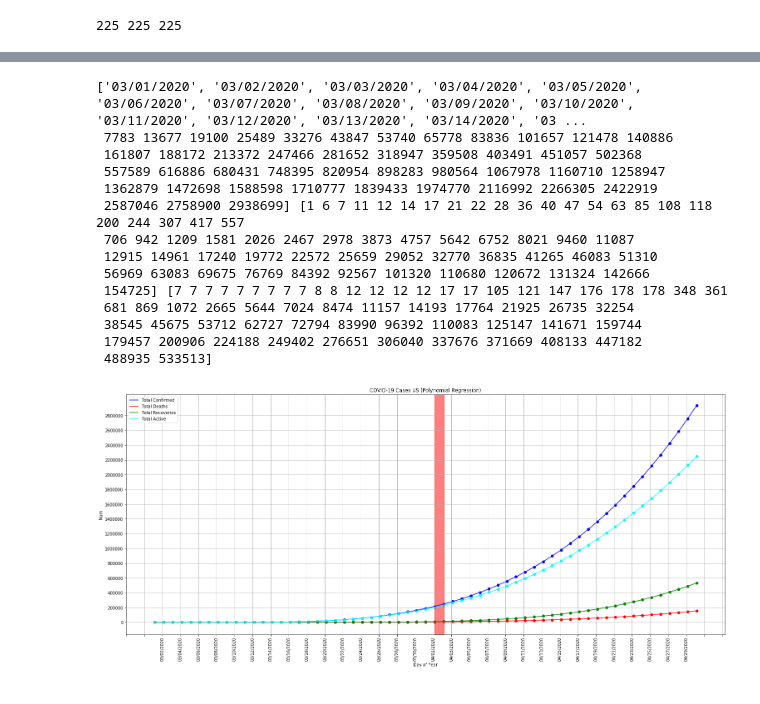
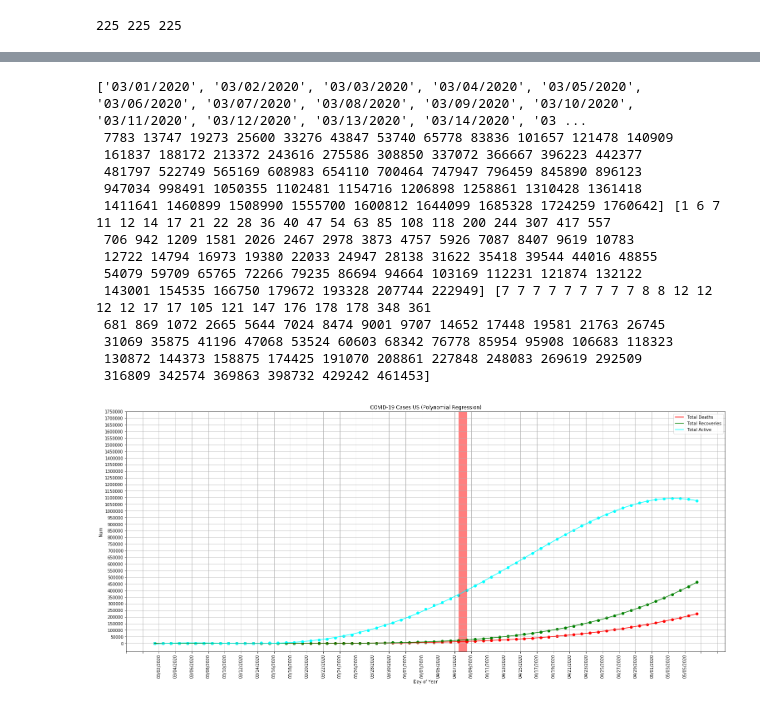
Before and after one commit to fuzzbient/jupyter, a Jupyter notebook: 20200323 COVID Regressions US.ipynb, the cells around one changed output, grey strips where cells are left out. Cells and saved outputs as stored; diff of their text form; code cells hidden in the pictures.

Commit message:
2020-04-08 Runs
Adjusted visualizations and re-ran both notebooks

```diff
--- a/20200323 COVID Regressions US.ipynb
+++ b/20200323 COVID Regressions US.ipynb
@@ -262,7 +262,10 @@ for dayofyear in range(datetimes[-1] + 1, datetimes[-1] + 30):
     casesfuture = np.append(casesfuture, numpredict)
     deathsfuture = np.append(deathsfuture, numpredict_d)
     recoveriesfuture = np.append(recoveriesfuture, numpredict_r)
-    activefuture.append(numpredict - (numpredict_d + numpredict_r))
+    active = numpredict - (numpredict_d + numpredict_r)
+    if active <= 0.0:
+        active = 0.0
+    activefuture.append(active)
     if numpredict <= 0.0:
         break
 
@@ -272,19 +275,19 @@ datesfuture[:] = [date.strftime("%m/%d/%Y") for date in datesfuture]
 print(datesfuture, datetimesfuture, casesfuture, deathsfuture, recoveriesfuture)
 # %% [output]
 ['03/01/2020', '03/02/2020', '03/03/2020', '03/04/2020', '03/05/2020', '03/06/2020', '03/07/2020', '03/08/2020', '03/09/2020', '03/10/2020', '03/11/2020', '03/12/2020', '03/13/2020', '03/14/2020', '03 ...
- 7783 13677 19100 25489 33276 43847 53740 65778 83836 101657 121478 140886
- 161807 188172 213372 247466 281652 318947 359508 403491 451057 502368
- 557589 616886 680431 748395 820954 898283 980564 1067978 1160710 1258947
- 1362879 1472698 1588598 1710777 1839433 1974770 2116992 2266305 2422919
- 2587046 2758900 2938699] [1 6 7 11 12 14 17 21 22 28 36 40 47 54 63 85 108 118 200 244 307 417 557
- 706 942 1209 1581 2026 2467 2978 3873 4757 5642 6752 8021 9460 11087
- 12915 14961 17240 19772 22572 25659 29052 32770 36835 41265 46083 51310
- 56969 63083 69675 76769 84392 92567 101320 110680 120672 131324 142666
- 154725] [7 7 7 7 7 7 7 7 7 8 8 12 12 12 12 17 17 105 121 147 176 178 178 348 361
- 681 869 1072 2665 5644 7024 8474 11157 14193 17764 21925 26735 32254
- 38545 45675 53712 62727 72794 83990 96392 110083 125147 141671 159744
- 179457 200906 224188 249402 276651 306040 337676 371669 408133 447182
- 488935 533513]
+ 7783 13747 19273 25600 33276 43847 53740 65778 83836 101657 121478 140909
+ 161837 188172 213372 243616 275586 308850 337072 366667 396223 442377
+ 481797 522749 565169 608983 654110 700464 747947 796459 845890 896123
+ 947034 998491 1050355 1102481 1154716 1206898 1258861 1310428 1361418
+ 1411641 1460899 1508990 1555700 1600812 1644099 1685328 1724259 1760642] [1 6 7 11 12 14 17 21 22 28 36 40 47 54 63 85 108 118 200 244 307 417 557
+ 706 942 1209 1581 2026 2467 2978 3873 4757 5926 7087 8407 9619 10783
+ 12722 14794 16973 19380 22033 24947 28138 31622 35418 39544 44016 48855
+ 54079 59709 65765 72266 79235 86694 94664 103169 112231 121874 132122
+ 143001 154535 166750 179672 193328 207744 222949] [7 7 7 7 7 7 7 7 7 8 8 12 12 12 12 17 17 105 121 147 176 178 178 348 361
+ 681 869 1072 2665 5644 7024 8474 9001 9707 14652 17448 19581 21763 26745
+ 31069 35875 41196 47068 53524 60603 68342 76778 85954 95908 106683 118323
+ 130872 144373 158875 174425 191070 208861 227848 248083 269619 292509
+ 316809 342574 369863 398732 429242 461453]
 # %%
 xfd = np.array(datesfuture)
 xfd = xfd.reshape(len(xfd),1)
@@ -329,34 +332,34 @@ pol_regf_r.fit(x_polyf_r, yf_r)
 poly_regf_a = PolynomialFeatures(degree=4)
 x_polyf_a = poly_regf_a.fit_transform(xf)
 pol_regf_a = LinearRegression()
 pol_regf_a.fit(x_polyf_a, yf_a)
 
 # Visualizing the Polymonial Regression results
 def vizf_polymonial():
     fig = plt.figure(figsize=(25,10))
     axes = fig.add_axes([0.0,0.0,0.8,0.8])
-    axes.scatter(datesfuture, yf, color='blue')
+    #axes.scatter(datesfuture, yf, color='blue')
     axes.scatter(datesfuture, yf_d, color='red')
     axes.scatter(datesfuture, yf_r, color='green')
     axes.scatter(datesfuture, yf_a, color='cyan')
-    axes.plot(datesfuture, pol_regf.predict(poly_regf.fit_transform(xf)), color='blue', label='Total Confirmed')
+    #axes.plot(datesfuture, pol_regf.predict(poly_regf.fit_transform(xf)), color='blue', label='Total Confirmed')
     axes.plot(datesfuture, pol_regf_d.predict(poly_regf_d.fit_transform(xf)), color='red', label='Total Deaths')
     axes.plot(datesfuture, pol_regf_r.predict(poly_regf_r.fit_transform(xf)), color='green', label='Total Recoveries')
     axes.plot(datesfuture, pol_regf_a.predict(poly_regf_a.fit_transform(xf)), color='cyan', label='Total Active')
     axes.legend()
     #axes.ticklabel_format(useOffset=False, style='plain')
     plt.title('COVID-19 Cases US (Polynomial Regression)')
     plt.xlabel('Day of Year')
     plt.ylabel('Num')
-    axes.set_yticks(np.arange(0, max(casesfuture), 200000))
+    axes.set_yticks(np.arange(0, max(casesfuture), 50000))
     plt.grid()
     start, end = axes.get_xlim()
     stepsize = 2
     axes.xaxis.set_ticks(np.arange(start, end, stepsize))
     plt.xticks(rotation=90)
     plt.axvspan(nowstart, nowend, color='red', alpha=0.5)
     plt.show()
     return
 vizf_polymonial()
 # %% [output]
-[figure, old version]
+[figure, new version]
```
Also changed, not shown: parts of 10 cells of this notebook, 1 other file.
